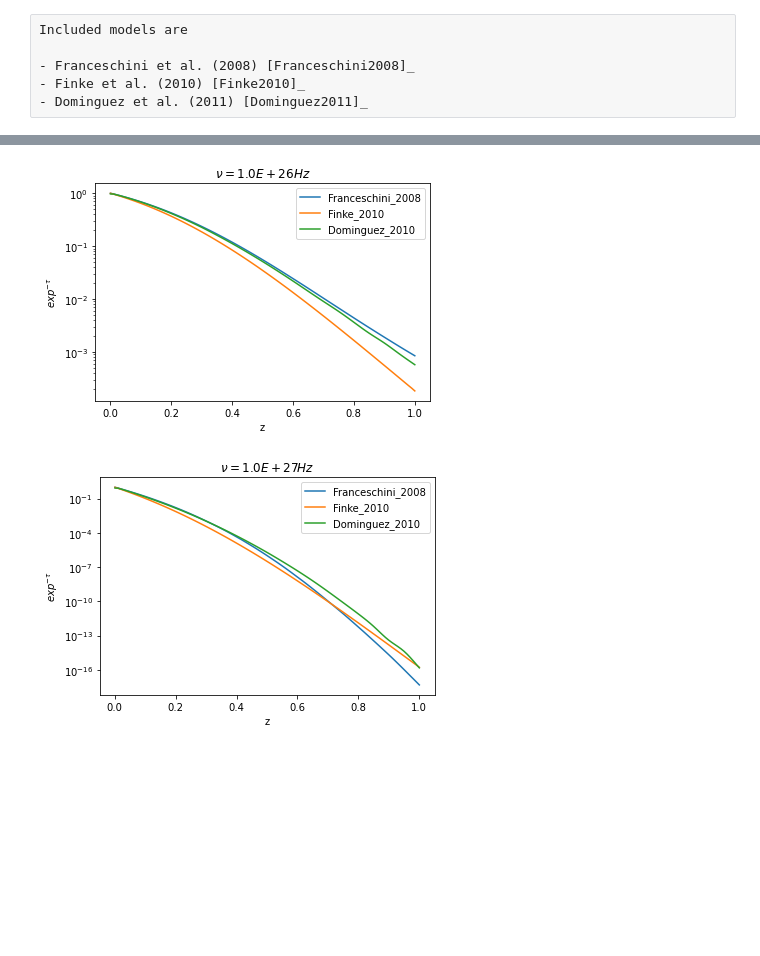
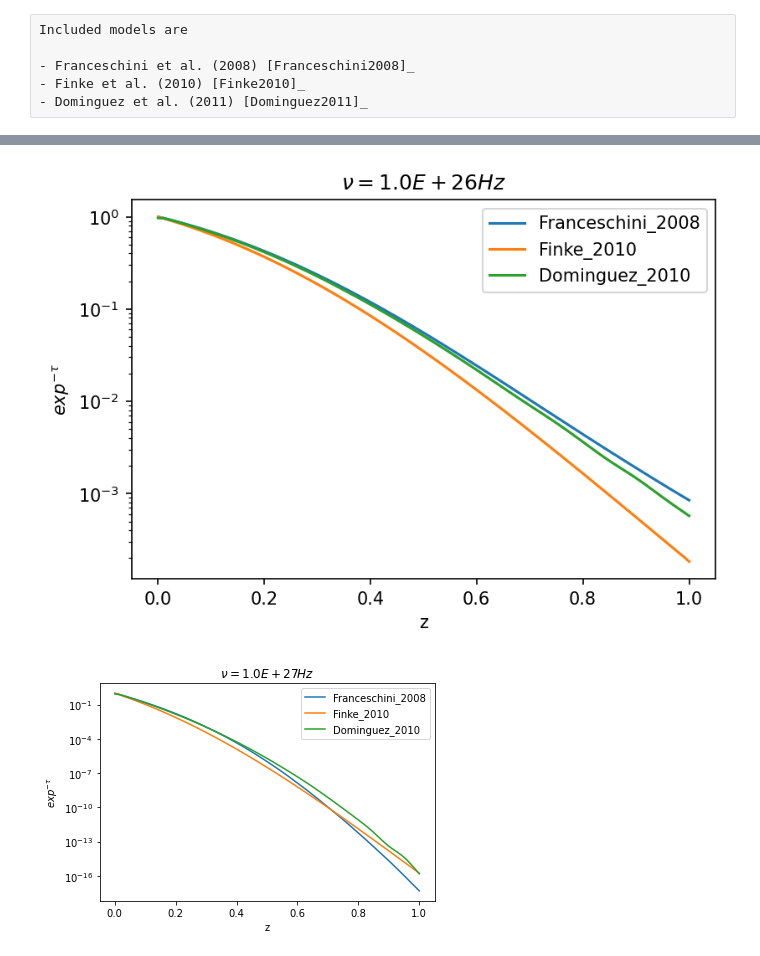
Before and after one commit to andreatramacere/jetset, a Jupyter notebook: doc/documentation_notebooks/EBL/EBL.ipynb, the cells around one changed output, grey strips where cells are left out. Cells and saved outputs as stored; diff of their text form; code cells hidden in the pictures; blank space fills up the shorter version.

```diff
--- a/doc/documentation_notebooks/EBL/EBL.ipynb
+++ b/doc/documentation_notebooks/EBL/EBL.ipynb
@@ -38,29 +41,31 @@ p.setlim(y_min=1E-10,x_max=1E29)
 # %%
+plt.figure(dpi=150)
+
 nu=1E26
 z_range=np.linspace(0.001,1,100)
 y_fr = np.zeros(z_range.size)
 y_fi = np.zeros(z_range.size)
 y_do = np.zeros(z_range.size)
 for ID,z in enumerate(z_range):
     ebl_franceschini.parameters.z_cosm.val=z
     ebl_finke.parameters.z_cosm.val=z
     ebl_dominguez.parameters.z_cosm.val=z
     y_fr[ID]=ebl_franceschini.eval(nu=nu,get_model=True)
     y_fi[ID]=ebl_finke.eval(nu=nu,get_model=True)
     y_do[ID]=ebl_dominguez.eval(nu=nu,get_model=True)
 
 
 plt.plot(z_range,y_fr,label='%s'%ebl_franceschini.name)
 plt.plot(z_range,y_fi,label='%s'%ebl_finke.name)
 plt.plot(z_range,y_do,label='%s'%ebl_dominguez.name)
 
 plt.xlabel('z')
 plt.ylabel(r'$exp^{-\tau}$')
 plt.legend()
 plt.semilogy()
 t=plt.title(r'$\nu=%1.1E Hz$'%nu)
 # %% [output]
-[figure, old version]
+[figure, new version]
 # %%
 %matplotlib inline
 z_range=np.linspace(0.001,1,100)
```
Also changed, not shown: parts of 2 cells of this notebook, 10 other files.
